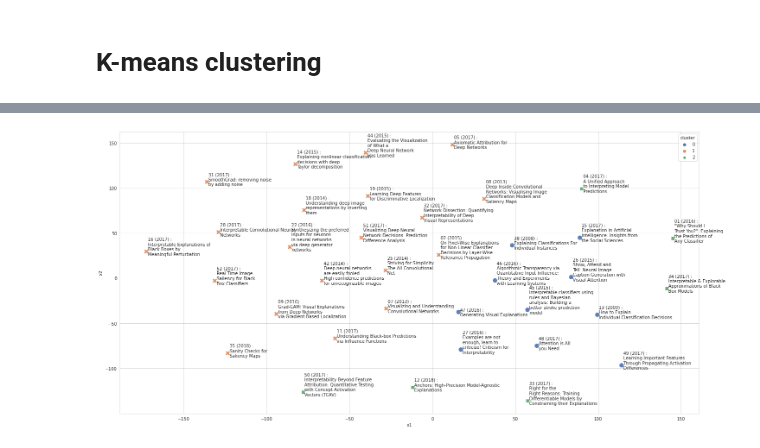
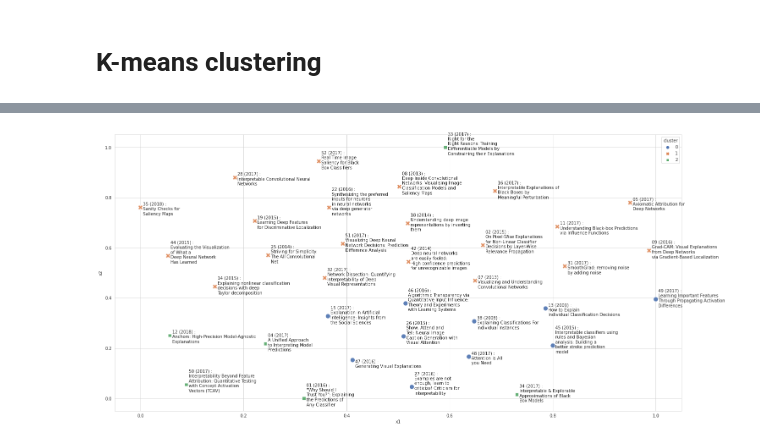
Before and after one commit to mozo64/xai-survey, a Jupyter notebook: src/clustering.ipynb, the cells around one changed output, grey strips where cells are left out. Drawn from its saved outputs; the diff is of its cells as text; code cells hidden in the pictures.

Commit message:
Clustering of articles on survey data
- DRY
- BERT -> LSA clustering

```diff
--- a/src/clustering.ipynb
+++ b/src/clustering.ipynb
@@ -337,0 +327,24 @@ Text(0.5, 0.98, 'Clustering result: citations data (One-Hot, LSA) \n (visualized
+# %%
+def get_TSNE_and_PCA_embeddings(df_edges, column_to_ommit):
+  df_edges_independent_vars = df_edges.loc[:, (df_edges.columns != column_to_ommit) & (df_edges.columns != 'cluster_kmeans')]
+
+  df_tsne = pd.DataFrame(TSNE(n_components=2).fit_transform(df_edges_independent_vars))
+  df_tsne['cluster'] = df_edges['cluster_kmeans']
+  df_tsne.columns = ['x1', 'x2', 'cluster']
+  df_tsne['article_which_cities'] = df_edges['article_which_cities']
+
+  df_pca = pd.DataFrame(PCA(n_components=2).fit_transform(df_edges_independent_vars))
+  df_pca['cluster'] = df_edges['cluster_kmeans']
+  df_pca.columns = ['x1', 'x2', 'cluster']
+  df_pca['article_which_cities'] = df_edges['article_which_cities']
+
+  scaler = MinMaxScaler()
+  df_tsne[['x1', 'x2']] = scaler.fit_transform(df_tsne[['x1', 'x2']])
+  df_pca[['x1', 'x2']] = scaler.fit_transform(df_pca[['x1', 'x2']])
+
+  return df_tsne, df_pca
+
+df_tsne_one_hots, df_pca_one_hots = get_TSNE_and_PCA_embeddings(df_edges_one_hot, 'article_which_cities')
+df_tsne_lsa, df_pca_lsa = get_TSNE_and_PCA_embeddings(df_edges_lsa, 'article_which_cities')
+df_tsne_bert, df_pca_bert = get_TSNE_and_PCA_embeddings(df_edges_bert, 'article_which_cities')
+df_tsne_bert_lsa, df_pca_bert_lsa = get_TSNE_and_PCA_embeddings(df_edges_bert_lsa, 'article_which_cities')
@@ -356,14 +408,20 @@ def get_article_info(df_with_article_which_cities_column, column):
 
 # get_article_info(df_tsne_lsa, column='Title')
 
-def label_point(x, y, val, ax):
+def label_point(x, y, val, ax, factor):
   a = pd.concat({'x': x, 'y': y, 'val': val}, axis=1)
   for i, point in a.iterrows():
-    ax.text(point['x'] + 1, point['y'] - 10, str(point['val']))
+    ax.text(point['x'] + 1*factor, point['y'] - 10*factor, str(point['val']))
+
+
+def visualise_clusters(df_2d_embedding, factor=1/200):
+  _fig, _ax = plt.subplots(1, 1, figsize=(12*2,6*2))
+  sns.scatterplot(data=df_2d_embedding, x='x1', y='x2', hue='cluster', style='cluster', legend="full", alpha=0.9, s=120, palette="deep", ax=_ax)
+  label_point(df_2d_embedding['x1'], df_2d_embedding['x2'], get_article_info(df_2d_embedding, column='Title'), _ax, factor)
+  # display(_fig)
 # %%
 ### some articles, like 20 does not cite any other article, so they are not on this graph ###
-fig, ax_tsne_lsa = plt.subplots(1, 1, figsize=(12*2,6*2))
-sns.scatterplot(data=df_tsne_lsa, x='x1', y='x2', hue='cluster', style='cluster', legend="full", alpha=0.9, s=120, palette="deep", ax=ax_tsne_lsa)
-label_point(df_tsne_lsa['x1'], df_tsne_lsa['x2'], get_article_info(df_tsne_lsa, column='Title'), ax_tsne_lsa)
+visualise_clusters(df_tsne_lsa)
+# visualise_clusters(df_pca_lsa)
 # %% [output]
-[figure, old version]
+[figure, new version]
```
Also changed, not shown: parts of 14 cells of this notebook.
